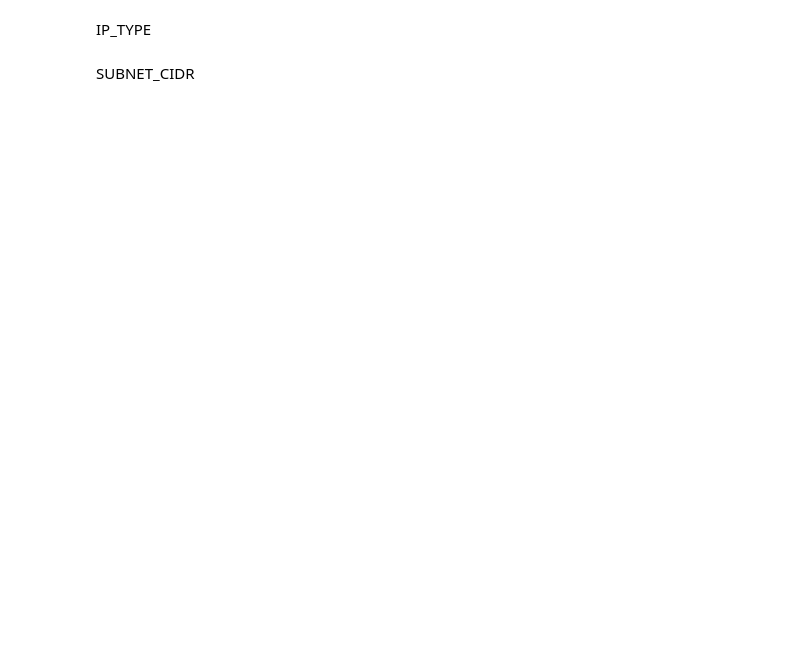
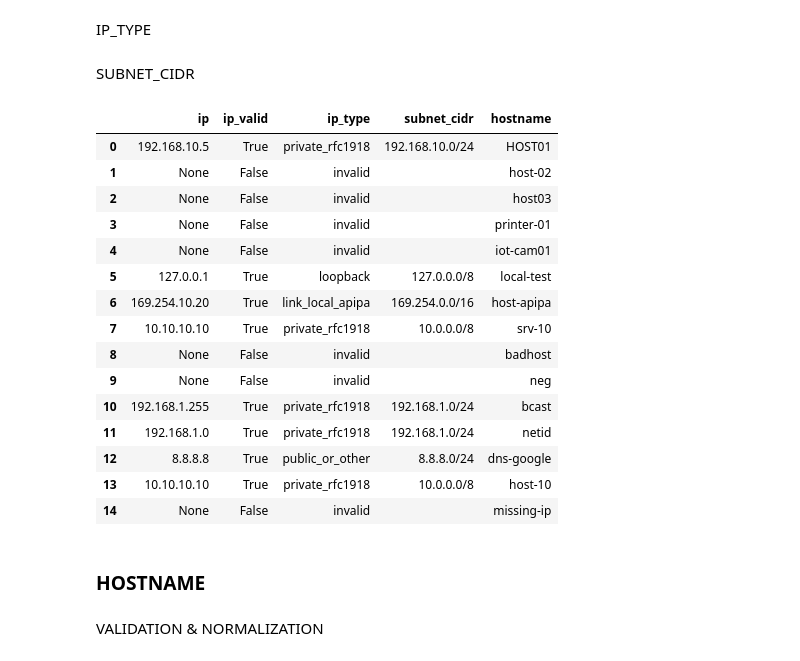
Before and after one commit to jperal720/network-inventory-cleaning-and-validation, a Jupyter notebook: notebooks/data_cleansing.ipynb, the cells around one changed output. Cells and saved outputs as stored; diff of their text form; code cells hidden in the pictures; blank space fills up the shorter version.

```diff
--- a/notebooks/data_cleansing.ipynb
+++ b/notebooks/data_cleansing.ipynb
@@ -88,4 +108,29 @@ df_ipv4
 # %% [markdown]
 IP_TYPE
+# %%
+def classify_ipv4_type(ip):
+    if pd.isna(ip) or ip is None:
+        return "invalid"
+
+    try:
+        octets = list(map(int, ip.split('.')))
+
+        # Checking private ranges
+        if octets[0] == 10:
+            return "private_rfc1918"
+        elif octets[0] == 172 and 16 <= octets[1] <= 31:
+            return "private_rfc1918"
+        elif octets[0] == 192 and octets[1] == 168:
+            return "private_rfc1918"
+
+        # Other ranges
+        elif octets[0] == 169 and octets[1] == 254:
+            return "link_local_apipa"
+        elif octets[0] == 127:
+            return "loopback"
+
+        return "public_or_other"
+    except (ValueError, AttributeError, IndexError):
+        return "invalid_format"
 # %% [markdown]
 SUBNET_CIDR
@@ -91,0 +172,38 @@ SUBNET_CIDR
+# %%
+df_final = pd.DataFrame()
+df_ipv4 = pd.DataFrame()
+df_ipv4[['ip_valid', 'ip_canonical', 'ip_reason']] = df_raw['ip'].apply(
+    lambda x: pd.Series(ipv4_validate_and_normalize(x))
+)
+df_ipv4['ip_type'] = df_ipv4['ip_canonical'].apply(
+    lambda x: pd.Series(classify_ipv4_type(x))
+)
+df_ipv4['subnet_cidr'] = df_ipv4.apply(
+    lambda x: default_subnet(x['ip_canonical'], x['ip_type'])
+    if x['ip_valid'] else "",
+    axis=1
+)
+df_final[['ip', 'ip_valid', 'ip_type', 'subnet_cidr']] = df_ipv4[['ip_canonical', 'ip_valid', 'ip_type', 'subnet_cidr']]
+df_final['hostname'] = df_raw['hostname']
+df_final
+# %% [output]
+|  | ip | ip_valid | ip_type | subnet_cidr | hostname |
+| 0 | 192.168.10.5 | True | private_rfc1918 | 192.168.10.0/24 | HOST01 |
+| 1 | None | False | invalid |  | host-02 |
+| 2 | None | False | invalid |  | host03 |
+| 3 | None | False | invalid |  | printer-01 |
+| 4 | None | False | invalid |  | iot-cam01 |
+| 5 | 127.0.0.1 | True | loopback | 127.0.0.0/8 | local-test |
+| 6 | 169.254.10.20 | True | link_local_apipa | 169.254.0.0/16 | host-apipa |
+| 7 | 10.10.10.10 | True | private_rfc1918 | 10.0.0.0/8 | srv-10 |
+| 8 | None | False | invalid |  | badhost |
+| 9 | None | False | invalid |  | neg |
+| 10 | 192.168.1.255 | True | private_rfc1918 | 192.168.1.0/24 | bcast |
+| 11 | 192.168.1.0 | True | private_rfc1918 | 192.168.1.0/24 | netid |
+| 12 | 8.8.8.8 | True | public_or_other | 8.8.8.0/24 | dns-google |
+| 13 | 10.10.10.10 | True | private_rfc1918 | 10.0.0.0/8 | host-10 |
+| 14 | None | False | invalid |  | missing-ip |
+# %% [markdown]
+### HOSTNAME
+# %% [markdown]
+VALIDATION & NORMALIZATION
```
Also changed, not shown: parts of 21 cells of this notebook.
